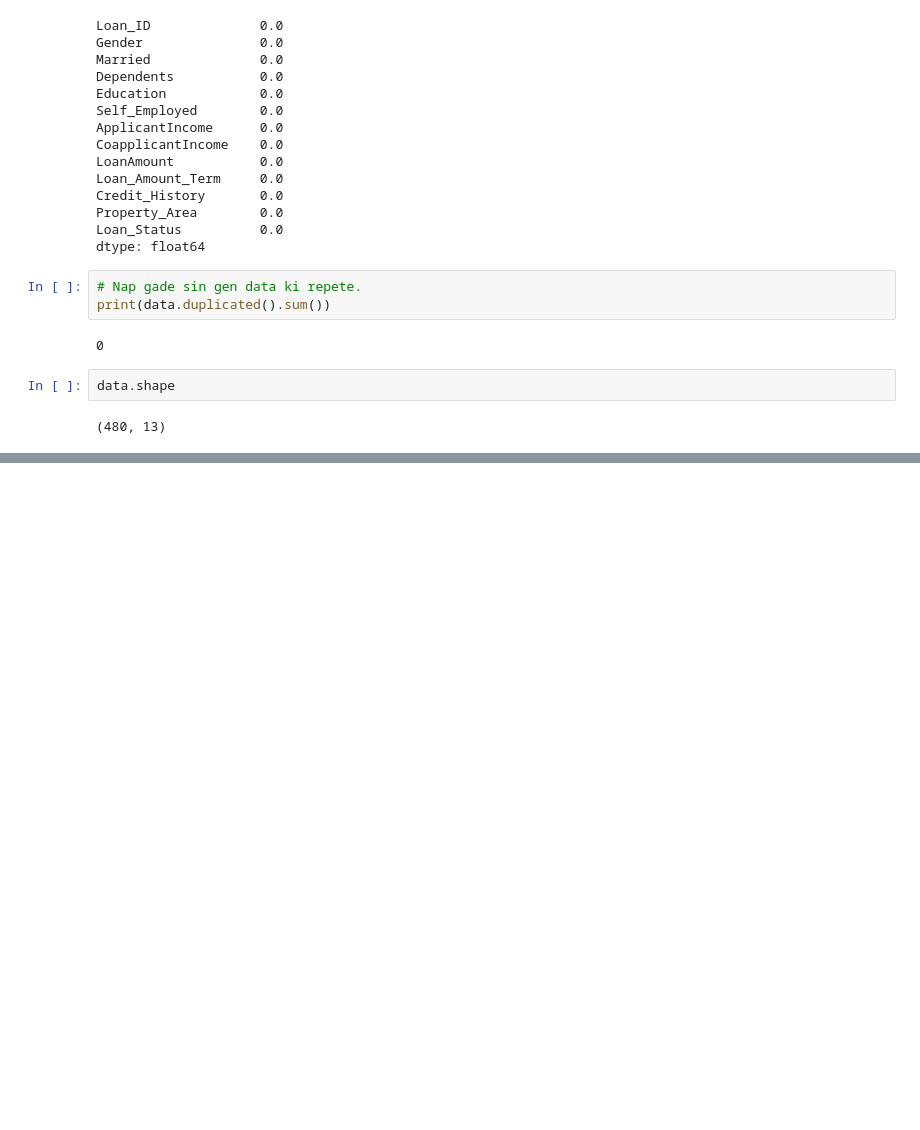
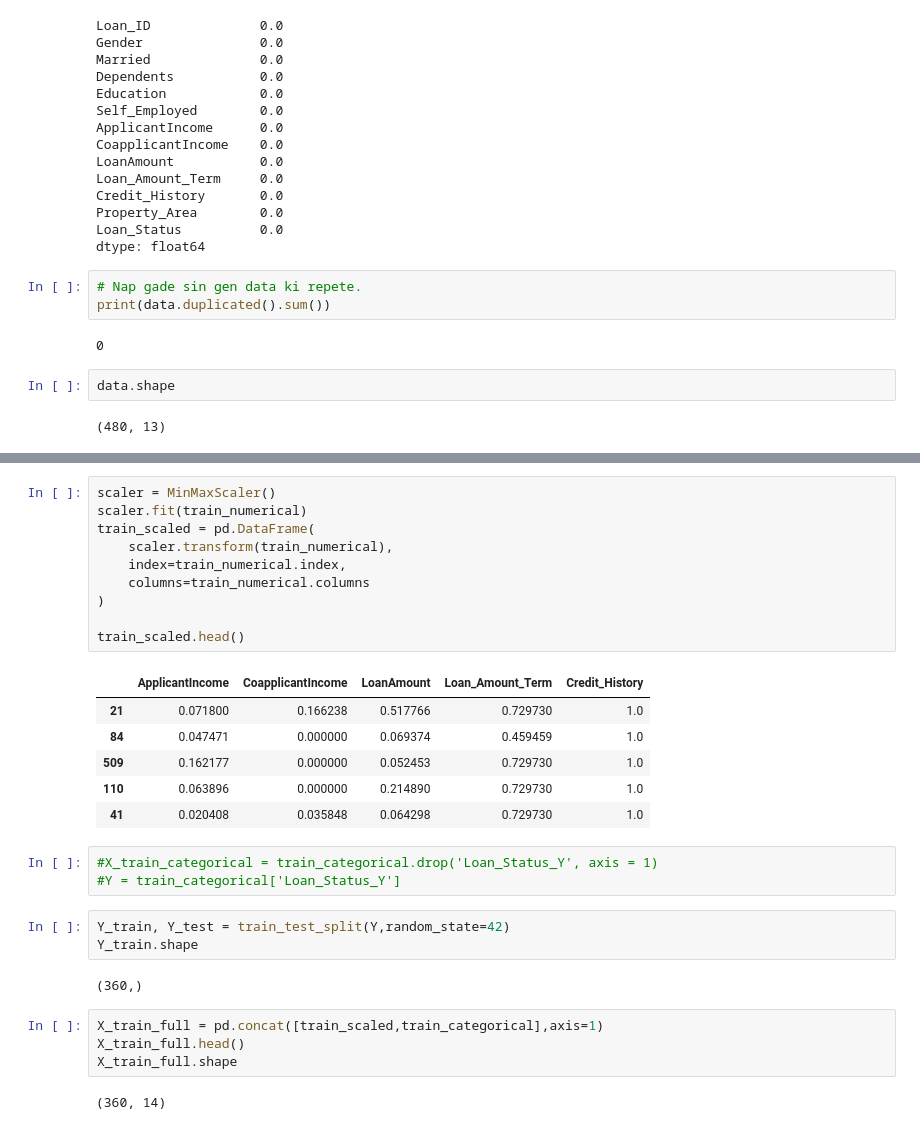
Before and after one commit to Poincare008/Projet_Final3, a Jupyter notebook: Projet_Final3.ipynb, the cells around one changed output, grey strips where cells are left out. Saved outputs shown, nothing was run; the diff lists cells and outputs as text; blank space fills up the shorter version.

```diff
--- a/Projet_Final3.ipynb
+++ b/Projet_Final3.ipynb
@@ -155,0 +168,31 @@ data_numerical.head()
+# %%
+scaler = MinMaxScaler()
+scaler.fit(train_numerical)
+train_scaled = pd.DataFrame(
+    scaler.transform(train_numerical),
+    index=train_numerical.index,
+    columns=train_numerical.columns
+)
+
+train_scaled.head()
+# %% [output]
+|  | ApplicantIncome | CoapplicantIncome | LoanAmount | Loan_Amount_Term | Credit_History |
+| 21 | 0.071800 | 0.166238 | 0.517766 | 0.729730 | 1.0 |
+| 84 | 0.047471 | 0.000000 | 0.069374 | 0.459459 | 1.0 |
+| 509 | 0.162177 | 0.000000 | 0.052453 | 0.729730 | 1.0 |
+| 110 | 0.063896 | 0.000000 | 0.214890 | 0.729730 | 1.0 |
+| 41 | 0.020408 | 0.035848 | 0.064298 | 0.729730 | 1.0 |
+# %%
+#X_train_categorical = train_categorical.drop('Loan_Status_Y', axis = 1)
+#Y = train_categorical['Loan_Status_Y']
+# %%
+Y_train, Y_test = train_test_split(Y,random_state=42)
+Y_train.shape
+# %% [output]
+(360,)
+# %%
+X_train_full = pd.concat([train_scaled,train_categorical],axis=1)
+X_train_full.head()
+X_train_full.shape
+# %% [output]
+(360, 14)
```
Also changed, not shown: parts of 11 cells of this notebook.
